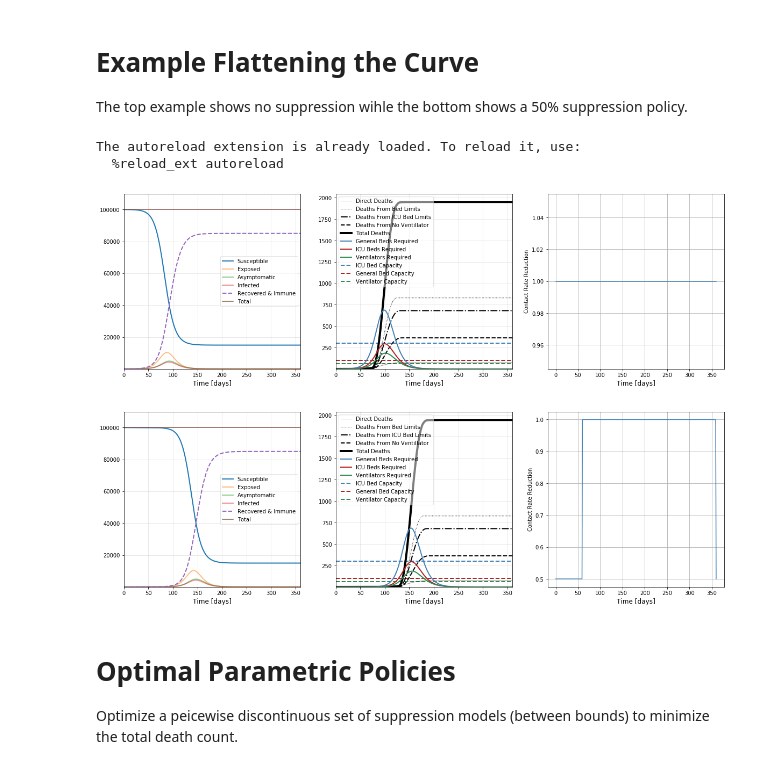
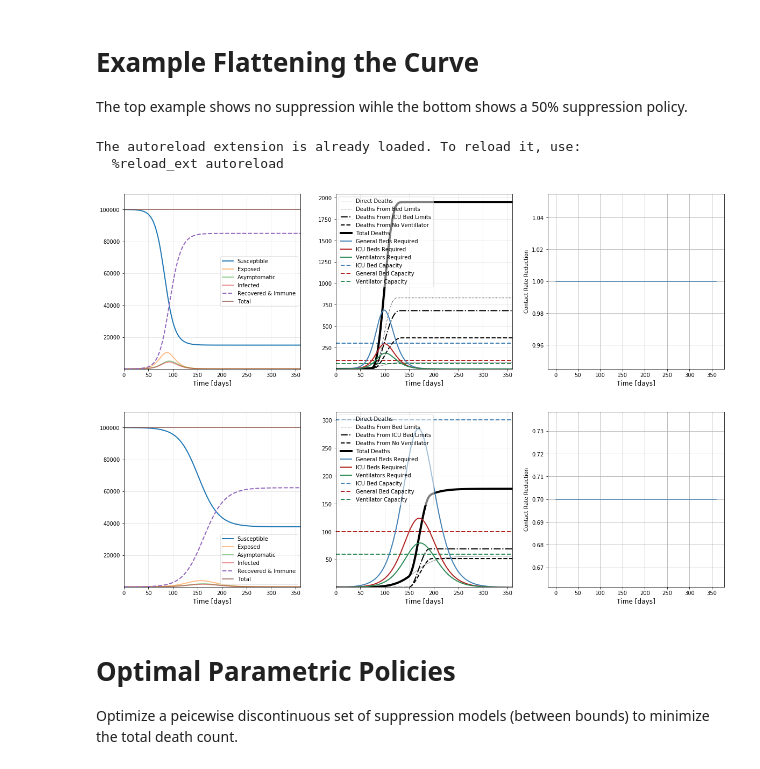
Before and after one commit to erccarls/county_covid_seir_models, a Jupyter notebook: notebooks/SIR.ipynb, the cells around one changed output. Saved outputs shown, nothing was run; the diff lists cells and outputs as text; code cells hidden in the pictures.

```diff
--- a/notebooks/SIR.ipynb
+++ b/notebooks/SIR.ipynb
@@ -13,36 +13,36 @@ from pyseir.models.suppression_policies import generate_triggered_suppression_mo
 import matplotlib.pyplot as plt
 
 n_days = 360
 t_list = np.linspace(0, n_days, n_days)
-suppression_policy = generate_triggered_suppression_model(t_list=t_list, lockdown_days=0, open_days=0, reduction=1)
+suppression_policy = generate_triggered_suppression_model(t_list=t_list, lockdown_days=1, open_days=0, reduction=1)
 
 
 model = SEIRModel(
     N=100000,
     A_initial=5,
     I_initial=5,
     t_list=t_list,
     suppression_policy=suppression_policy)
 
 model.run()
 model.plot_results(y_scale='linear')
 
 
-suppression_policy = generate_triggered_suppression_model(t_list=t_list, lockdown_days=60, open_days=300, reduction=.5)
+suppression_policy = generate_triggered_suppression_model(t_list=t_list, lockdown_days=1000, open_days=1, reduction=.7)
 model = SEIRModel(
     N=100000,
     A_initial=5,
     I_initial=5,
     t_list=t_list,
     suppression_policy=suppression_policy)
 
 model.run()
 model.plot_results(y_scale='linear')
 # %% [output]
 The autoreload extension is already loaded. To reload it, use:
   %reload_ext autoreload
 [figure]
-[figure, old version]
+[figure, new version]
 # %% [markdown]
 # Optimal Parametric Policies
 Optimize a peicewise discontinuous set of suppression models (between bounds) to minimize the total death count.
```
Also changed, not shown: parts of 2 cells of this notebook, 1 other file.
